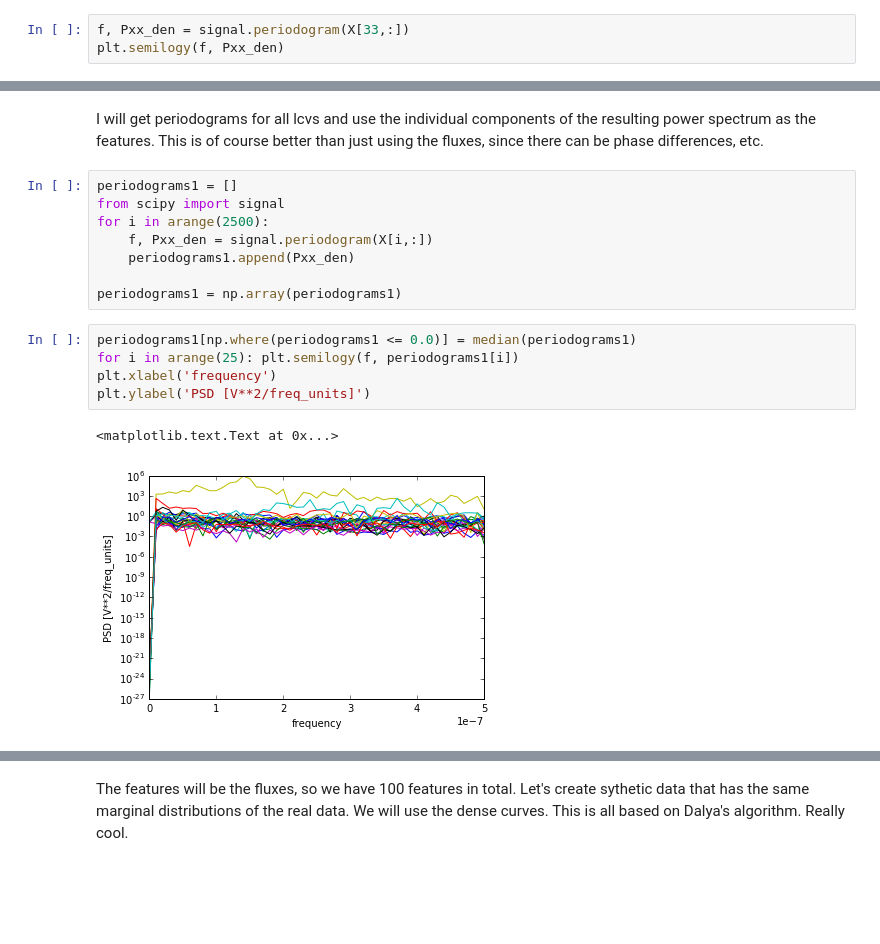
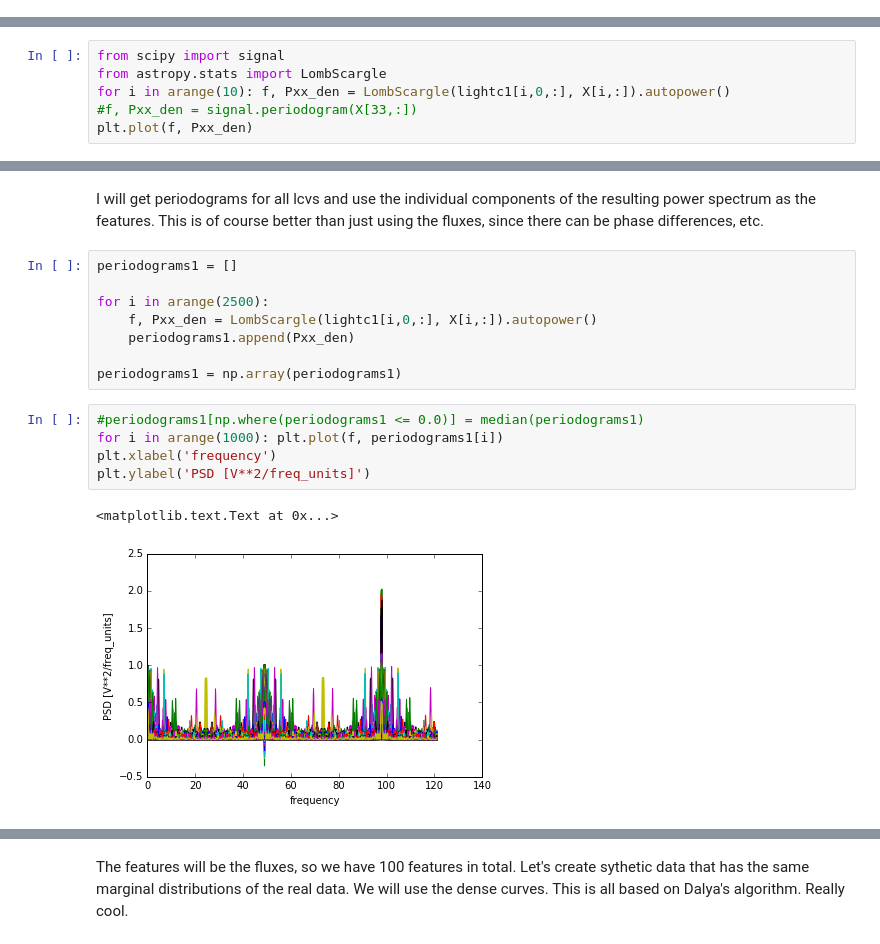
Before and after one commit to fedhere/DtUhackOutliers, a Jupyter notebook: scripts/unsupervised_RF_Rafael.ipynb, the cells around one changed output, grey strips where cells are left out. Saved outputs shown, nothing was run; the diff lists cells and outputs as text; blank space fills up the shorter version.

```diff
--- a/scripts/unsupervised_RF_Rafael.ipynb
+++ b/scripts/unsupervised_RF_Rafael.ipynb
@@ -49,3 +46,0 @@ for i in arange(10,20): plt.plot(lightc1[i,0,:],X[i,:])
-# %%
-f, Pxx_den = signal.periodogram(X[33,:])
-plt.semilogy(f, Pxx_den)
@@ -54,0 +47,6 @@ plt.semilogy(f, Pxx_den)
+# %%
+from scipy import signal
+from astropy.stats import LombScargle
+for i in arange(10): f, Pxx_den = LombScargle(lightc1[i,0,:], X[i,:]).autopower()
+#f, Pxx_den = signal.periodogram(X[33,:])
+plt.plot(f, Pxx_den)
@@ -56,18 +57,18 @@ plt.semilogy(f, Pxx_den)
 I will get periodograms for all lcvs and use the individual components of the resulting power spectrum as the features. This is of course better than just using the fluxes, since there can be phase differences, etc.
 # %%
 periodograms1 = []
-from scipy import signal
+
 for i in arange(2500):
-    f, Pxx_den = signal.periodogram(X[i,:])
+    f, Pxx_den = LombScargle(lightc1[i,0,:], X[i,:]).autopower()
     periodograms1.append(Pxx_den)
 
 periodograms1 = np.array(periodograms1)
 # %%
-periodograms1[np.where(periodograms1 <= 0.0)] = median(periodograms1)
-for i in arange(25): plt.semilogy(f, periodograms1[i])
+#periodograms1[np.where(periodograms1 <= 0.0)] = median(periodograms1)
+for i in arange(1000): plt.plot(f, periodograms1[i])
 plt.xlabel('frequency')
 plt.ylabel('PSD [V**2/freq_units]')
 # %% [output]
 <matplotlib.text.Text at 0x...>
-[figure, old version]
+[figure, new version]
 # %%
```
Also changed, not shown: parts of 19 cells of this notebook.
